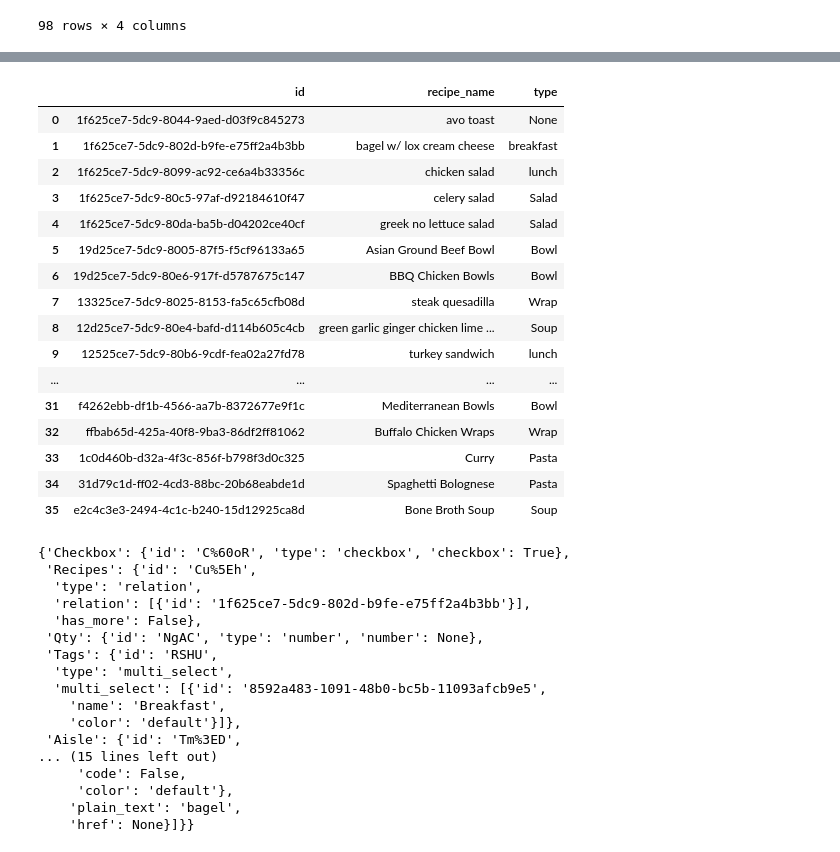
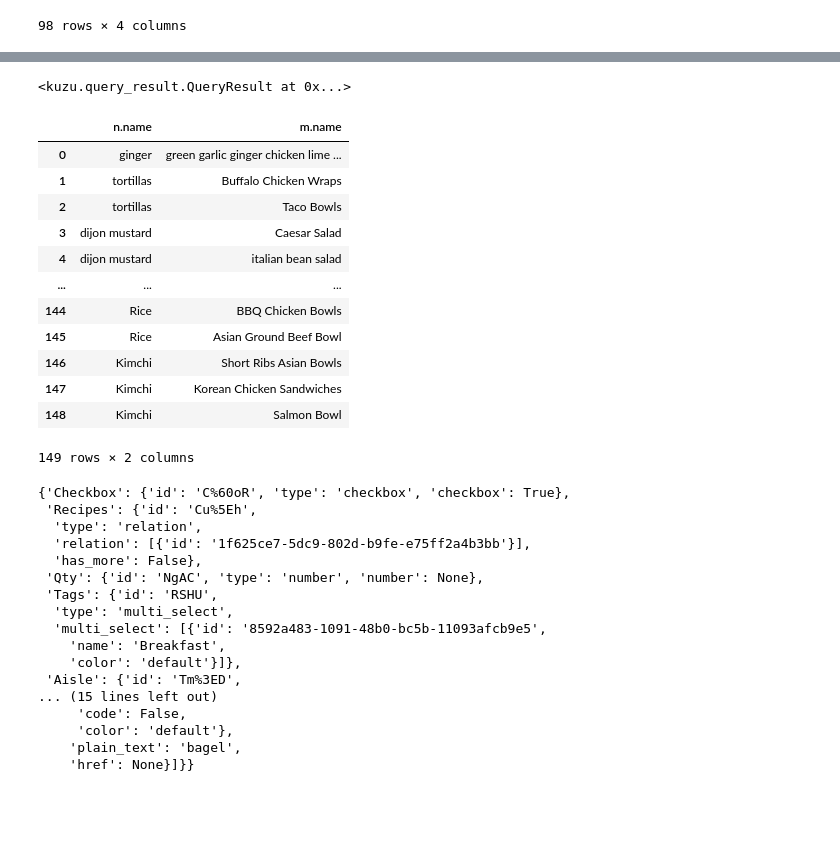
Before and after one commit to allykrinsky/graph-grocery-list, a Jupyter notebook: grocery_notion_test.ipynb, the cells around one changed output, grey strips where cells are left out. Saved outputs shown, nothing was run; the diff lists cells and outputs as text; code cells hidden in the pictures; blank space fills up the shorter version.

```diff
--- a/grocery_notion_test.ipynb
+++ b/grocery_notion_test.ipynb
@@ -111,20 +117,13 @@ df = pd.DataFrame([
-# %%
-df
-# %% [output]
-|  | id | recipe_name | type |
-| 0 | 1f625ce7-5dc9-8044-9aed-d03f9c845273 | avo toast | None |
-| 1 | 1f625ce7-5dc9-802d-b9fe-e75ff2a4b3bb | bagel w/ lox cream cheese | breakfast |
-| 2 | 1f625ce7-5dc9-8099-ac92-ce6a4b33356c | chicken salad | lunch |
-| 3 | 1f625ce7-5dc9-80c5-97af-d92184610f47 | celery salad | Salad |
-| 4 | 1f625ce7-5dc9-80da-ba5b-d04202ce40cf | greek no lettuce salad | Salad |
-| 5 | 19d25ce7-5dc9-8005-87f5-f5cf96133a65 | Asian Ground Beef Bowl | Bowl |
-| 6 | 19d25ce7-5dc9-80e6-917f-d5787675c147 | BBQ Chicken Bowls | Bowl |
-| 7 | 13325ce7-5dc9-8025-8153-fa5c65cfb08d | steak quesadilla | Wrap |
-| 8 | 12d25ce7-5dc9-80e4-bafd-d114b605c4cb | green garlic ginger chicken lime ... | Soup |
-| 9 | 12525ce7-5dc9-80b6-9cdf-fea02a27fd78 | turkey sandwich | lunch |
-| ... | ... | ... | ... |
-| 31 | f4262ebb-df1b-4566-aa7b-8372677e9f1c | Mediterranean Bowls | Bowl |
-| 32 | ffbab65d-425a-40f8-9ba3-86df2ff81062 | Buffalo Chicken Wraps | Wrap |
-| 33 | 1c0d460b-d32a-4f3c-856f-b798f3d0c325 | Curry | Pasta |
-| 34 | 31d79c1d-ff02-4cd3-88bc-20b68eabde1d | Spaghetti Bolognese | Pasta |
-| 35 | e2c4c3e3-2494-4c1c-b240-15d12925ca8d | Bone Broth Soup | Soup |
+# %%
+import kuzu
+
+db = kuzu.Database()
+conn = kuzu.Connection(db)
+
+conn.execute("CREATE NODE TABLE Recipe(id STRING, name STRING, type STRING, PRIMARY KEY (id))")
+# conn.execute("CREATE NODE TABLE Recipe(id STRING, name STRING, type STRING, vibe STRING, servings INT, cookTime STRING, PRIMARY KEY (id))")
+conn.execute("CREATE NODE TABLE Ingredient(id STRING, name STRING, location STRING, PRIMARY KEY (id))")
+conn.execute("CREATE REL TABLE Contains(FROM Recipe TO Ingredient)")
+conn.execute("CREATE REL TABLE UsedIn(FROM Ingredient TO Recipe)")
+# %% [output]
+<kuzu.query_result.QueryResult at 0x...>
@@ -131,3 +156,24 @@ df
+# %%
+conn.execute(
+    """
+    MATCH (n:Ingredient)<-[]-(m:Recipe)
+    Return n.name, m.name
+    """
+).get_as_df()
+# %% [output]
+|  | n.name | m.name |
+| 0 | ginger | green garlic ginger chicken lime ... |
+| 1 | tortillas | Buffalo Chicken Wraps |
+| 2 | tortillas | Taco Bowls |
+| 3 | dijon mustard | Caesar Salad |
+| 4 | dijon mustard | italian bean salad |
+| ... | ... | ... |
+| 144 | Rice | BBQ Chicken Bowls |
+| 145 | Rice | Asian Ground Beef Bowl |
+| 146 | Kimchi | Short Ribs Asian Bowls |
+| 147 | Kimchi | Korean Chicken Sandwiches |
+| 148 | Kimchi | Salmon Bowl |
+149 rows × 2 columns
 # %%
 # this is how i get the properties
 
```
Also changed, not shown: parts of 3 cells of this notebook, 3 other files.
